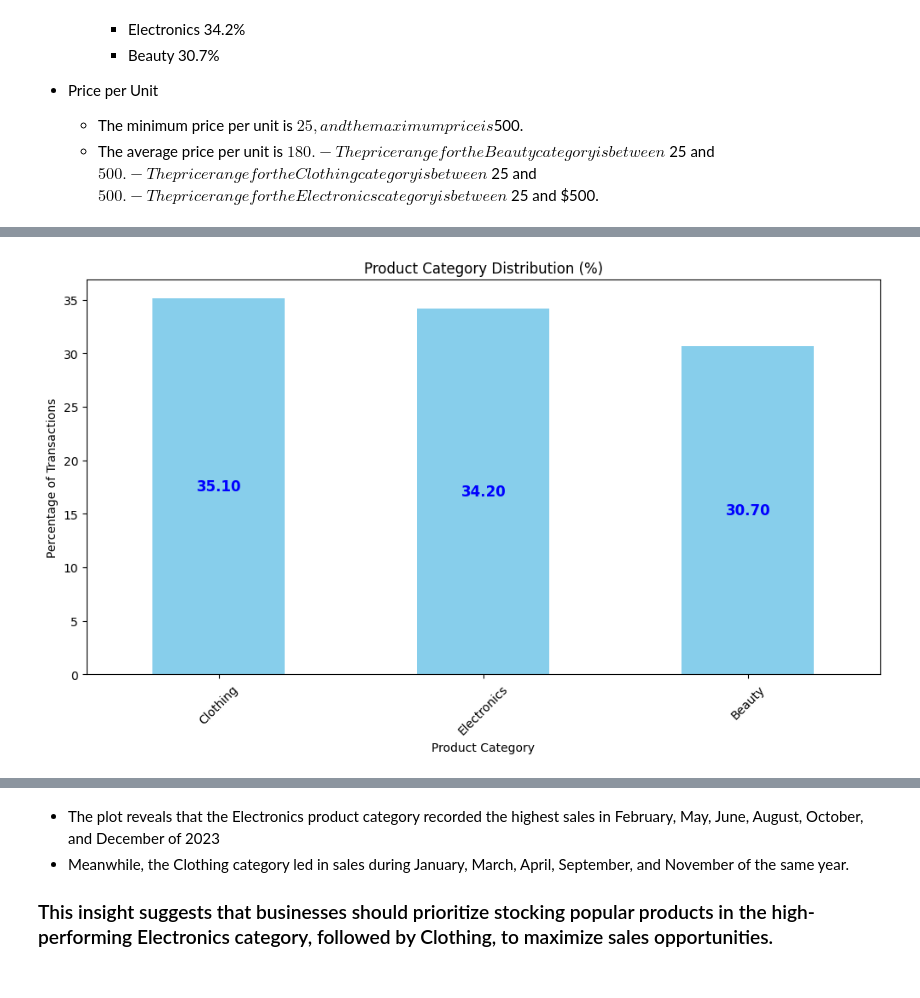
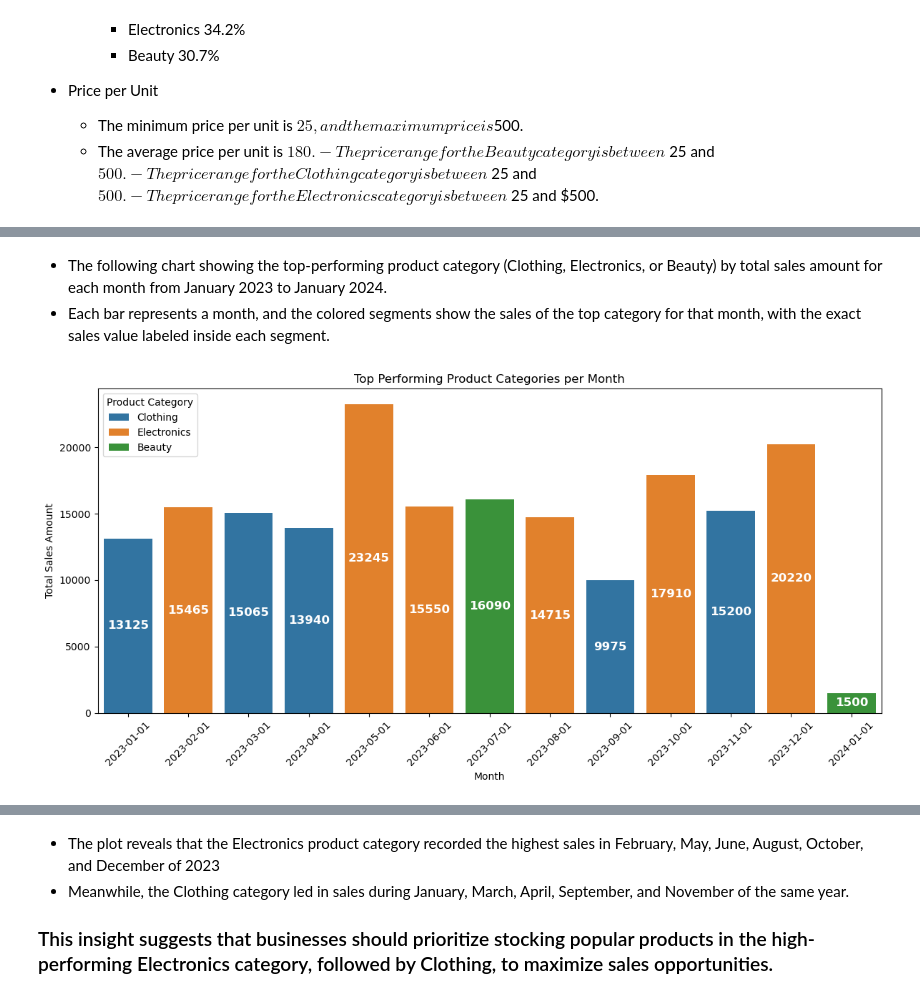
Before and after one commit to AbrahimSA/Retail_Sales, a Jupyter notebook: 1_EDA.ipynb, the cells around one changed output, grey strips where cells are left out. Saved outputs shown, nothing was run; the diff lists cells and outputs as text; code cells hidden in the pictures.

```diff
--- a/1_EDA.ipynb
+++ b/1_EDA.ipynb
@@ -297,0 +292,23 @@ plt.show()
+# %%
+
+# Calculate the Product Category Distribution
+category_distribution = df['Product Category'].value_counts(normalize=True).mul(100).sort_values(ascending=False)
+
+# Plot the data
+plt.figure(figsize=(12, 7))
+ax = sns.barplot(x=category_distribution.index, y=category_distribution.values, hue=category_distribution.index, palette="viridis", legend=False)
+
+# Add value labels on top of bars
+for container in ax.containers:
+    ax.bar_label(container, fmt='%.2f', label_type="center", padding=0, fontsize=10, color="black", weight="bold")
+
+# Add labels and title
+plt.title("Percentage of Transactions by Product Category", fontsize=16)
+plt.xlabel("Product Category", fontsize=12)
+plt.ylabel("Percentage of Total Transactions", fontsize=12)
+plt.xticks(rotation=45, ha='right', fontsize=10) # Rotate and align x-axis labels
+plt.yticks(fontsize=10)
+
+sns.despine() #remove top and right spines.
+plt.tight_layout() #prevent overlapping.
+plt.show()
@@ -298,16 +367,23 @@ plt.show()
+# %% [markdown]
+- The following chart showing the top-performing product category (Clothing, Electronics, or Beauty) by total sales amount for each month from January 2023 to January 2024.
+- Each bar represents a month, and the colored segments show the sales of the top category for that month, with the exact sales value labeled inside each segment.
 # %%
-# Plot the Product category distribution
+# Plotting the top-performing product categories
+plt.figure(figsize=(12, 6))
 
-plt.figure(figsize=(12, 6))
-ax = df['Product Category'].value_counts(normalize=True).mul(100).plot(kind='bar', color='skyblue')
+ax = sns.barplot(data=top_categories, x='Year-Month', y='Total Amount', hue='Product Category', dodge=False)
 
 for container in ax.containers:
-    ax.bar_label(container, fmt='%.2f', label_type="center", padding=0, fontsize=12, color="blue", weight="bold")
+    ax.bar_label(container, fmt='%.0f', label_type="center", padding=0, fontsize=12, color="white", weight="bold")
 
-plt.title("Product Category Distribution (%)")
-plt.xlabel("Product Category")
-plt.ylabel("Percentage of Transactions")
+# Title and labels
+plt.title('Top Performing Product Categories per Month')
+plt.xlabel('Month')
+plt.ylabel('Total Sales Amount')
 plt.xticks(rotation=45)
+plt.legend(title='Product Category')
+plt.tight_layout()
+
 plt.show()
 # %% [output]
-[figure, old version]
+[figure, new version]
```
Also changed, not shown: parts of 27 cells of this notebook, 4 other files.
